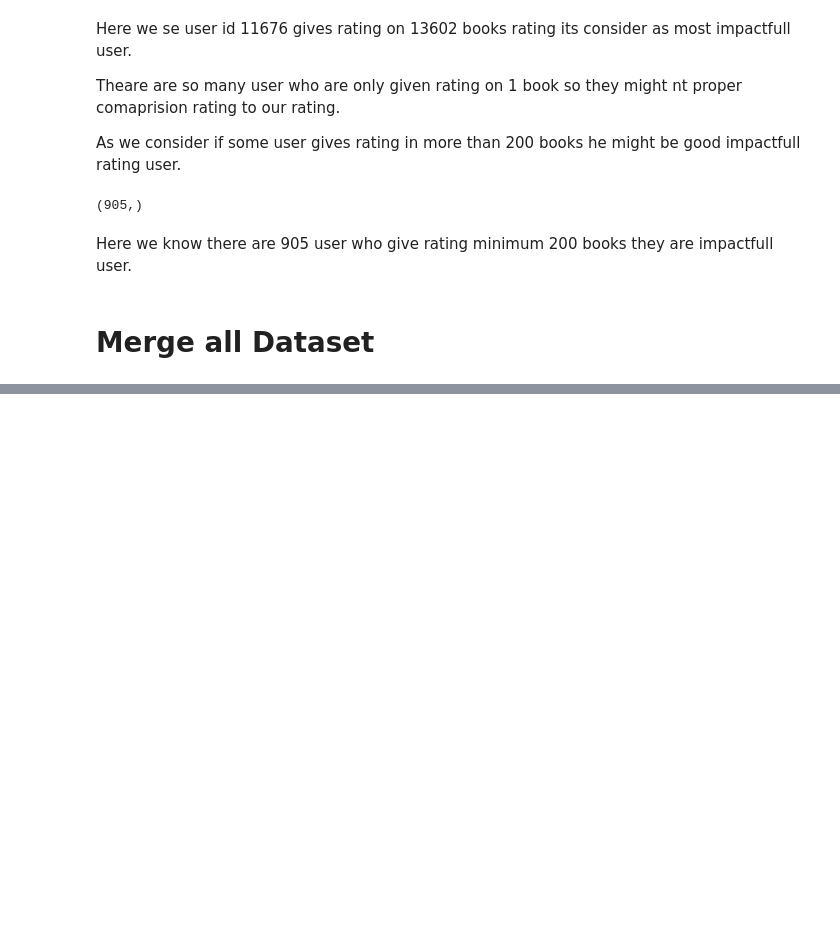
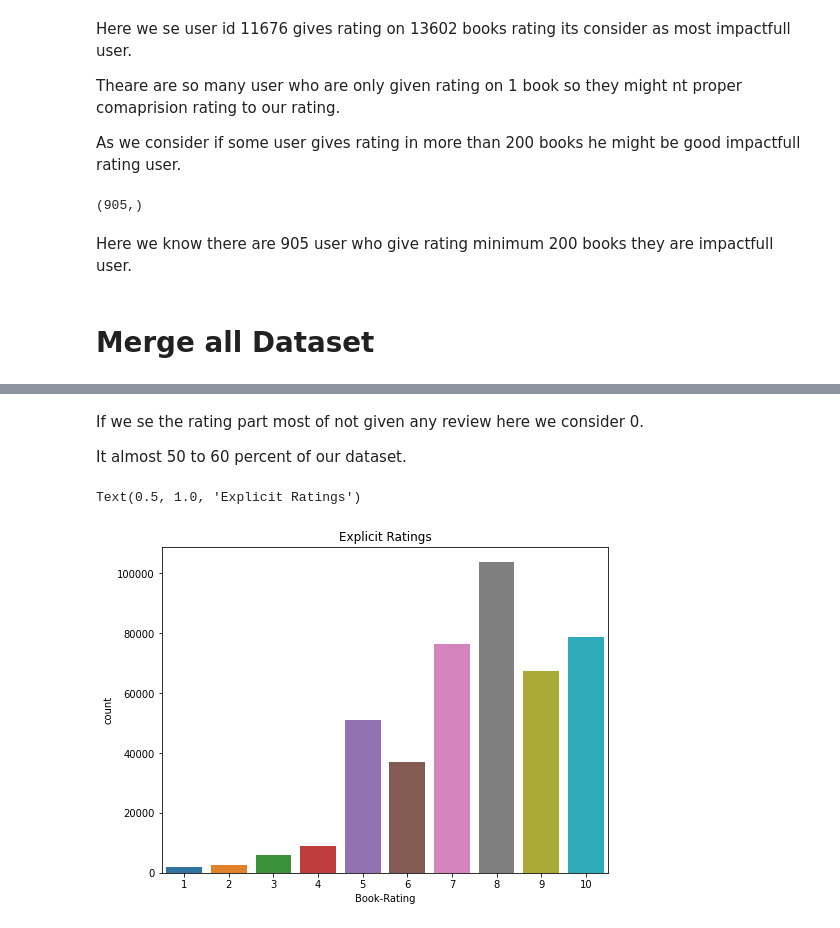
Before and after one commit to brahma102/Book-Recommendation-System, a Jupyter notebook: Book_Recommendation_System.ipynb, the cells around one changed output, grey strips where cells are left out. Cells and saved outputs as stored; diff of their text form; code cells hidden in the pictures; blank space fills up the shorter version.

```diff
--- a/Book_Recommendation_System.ipynb
+++ b/Book_Recommendation_System.ipynb
@@ -485,0 +651,13 @@ Here we know there are 905 user who give rating minimum 200 books they are impac
+# %% [markdown]
+If we se the rating part most of not given any review here we consider 0.
+
+It almost 50 to 60 percent of our dataset.
+# %%
+## Explicit Ratings
+plt.figure(figsize=(8,6))
+data = ratings[ratings['Book-Rating'] != 0]
+sns.countplot(x="Book-Rating", data=data)
+plt.title("Explicit Ratings")
+# %% [output]
+Text(0.5, 1.0, 'Explicit Ratings')
+[figure, added]
```
Also changed, not shown: parts of 50 cells of this notebook.
